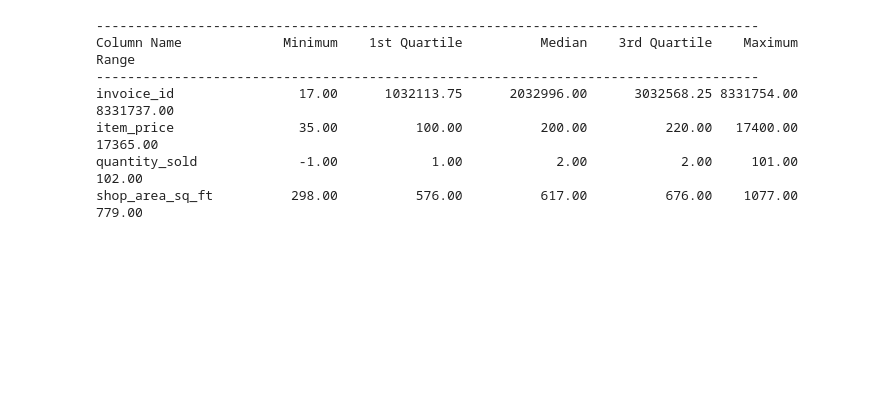
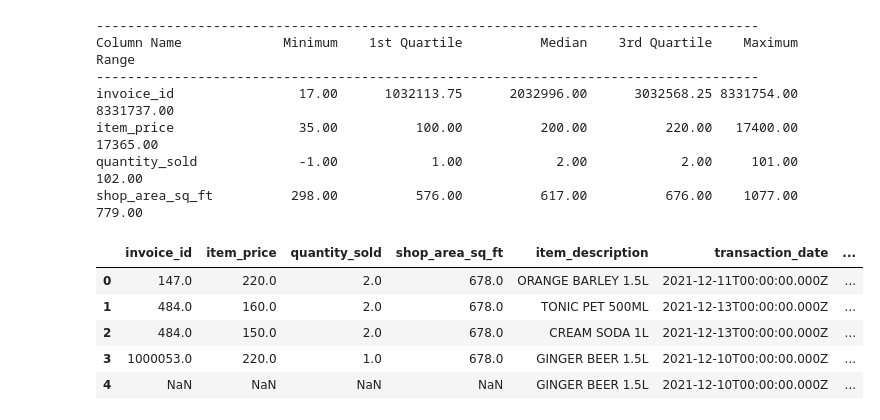
Before and after one commit to Mihiru-Lakshitha/Data-Strom-4.0-, a Jupyter notebook: day-01-coding.ipynb, the cells around one changed output. Cells and saved outputs as stored; diff of their text form; code cells hidden in the pictures; blank space fills up the shorter version.

```diff
--- a/day-01-coding.ipynb
+++ b/day-01-coding.ipynb
@@ -126,3 +126,41 @@ invoice_id                17.00      1032113.75      2032996.00      3032568.25
 item_price                35.00          100.00          200.00          220.00   17400.00   17365.00
 quantity_sold             -1.00            1.00            2.00            2.00     101.00     102.00
 shop_area_sq_ft          298.00          576.00          617.00          676.00    1077.00     779.00
+# %%
+def clean_data(data):
+    # Drop duplicates
+    data.drop_duplicates(inplace=True)
+
+    # Convert columns to numeric
+    for col in data.columns:
+        try:
+            data[col] = pd.to_numeric(data[col])
+        except:
+            pass
+
+    # Remove columns with > 60% missing values
+    missing_values = data.isnull().mean()
+    columns_to_drop = list(missing_values[missing_values > 0.6].index)
+    data.drop(columns_to_drop, axis=1, inplace=True)
+
+
+    # Remove outliers (assuming all numerical columns)
+    num_data = data.select_dtypes(include=['float64', 'int64'])
+    q1 = num_data.quantile(0.25)
+    q3 = num_data.quantile(0.75)
+    iqr = q3 - q1
+    num_data = num_data[~((num_data < (q1 - 1.5 * iqr)) | (num_data > (q3 + 1.5 * iqr))).any(axis=1)]
+    data = pd.concat([num_data, data.select_dtypes(include=['object'])], axis=1)
+
+
+    return data
+# %%
+df = clean_data(df)
+df.head()
+# %% [output]
+|  | invoice_id | item_price | quantity_sold | shop_area_sq_ft | item_description | transaction_date | ... |
+| 0 | 147.0 | 220.0 | 2.0 | 678.0 | ORANGE BARLEY 1.5L | 2021-12-11T00:00:00.000Z | ... |
+| 1 | 484.0 | 160.0 | 2.0 | 678.0 | TONIC PET 500ML | 2021-12-13T00:00:00.000Z | ... |
+| 2 | 484.0 | 150.0 | 2.0 | 678.0 | CREAM SODA 1L | 2021-12-13T00:00:00.000Z | ... |
+| 3 | 1000053.0 | 220.0 | 1.0 | 678.0 | GINGER BEER 1.5L | 2021-12-10T00:00:00.000Z | ... |
+| 4 | NaN | NaN | NaN | NaN | GINGER BEER 1.5L | 2021-12-10T00:00:00.000Z | ... |
```
Also changed, not shown: parts of 22 cells of this notebook.
